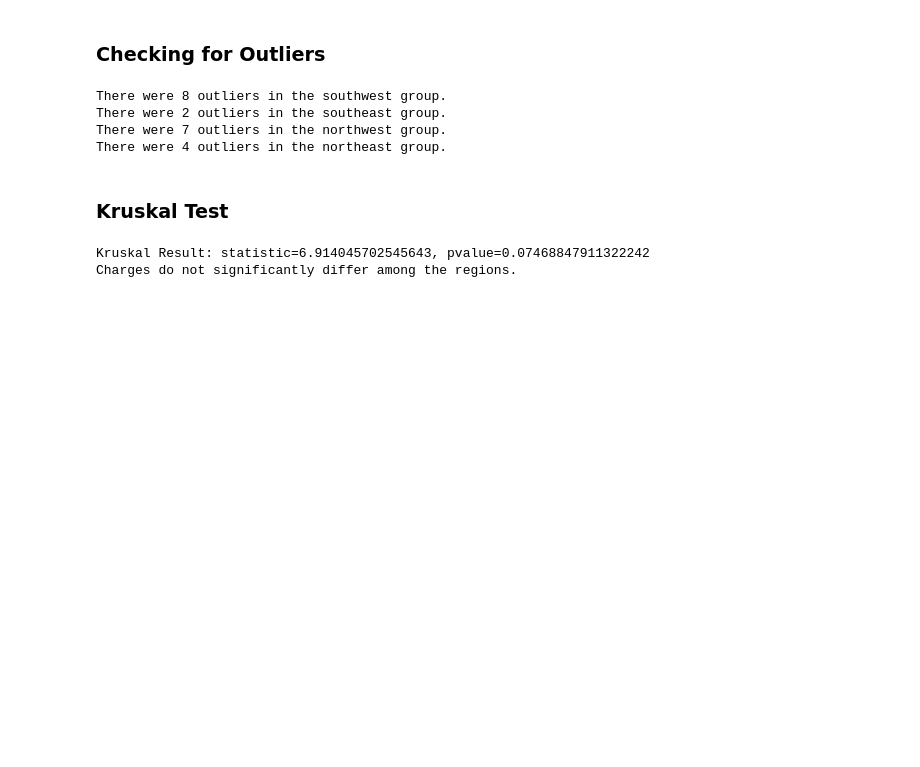
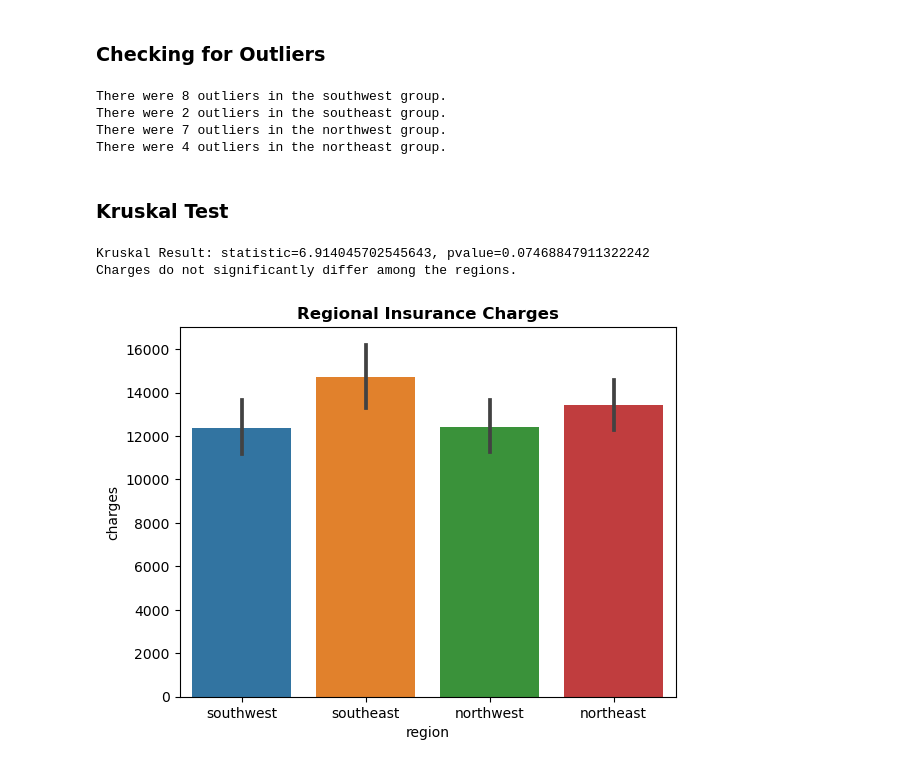
Before and after one commit to eckoecho/Hypothesis-Testing-with-Insurance-Data, a Jupyter notebook: Hypothesis Testing with Insurance Data.ipynb, the cells around one changed output. Saved outputs shown, nothing was run; the diff lists cells and outputs as text; code cells hidden in the pictures; blank space fills up the shorter version.

```diff
--- a/Hypothesis Testing with Insurance Data.ipynb
+++ b/Hypothesis Testing with Insurance Data.ipynb
@@ -304,3 +359,10 @@ print("Charges do not significantly differ among the regions.")
 # %% [output]
 Kruskal Result: statistic=6.914045702545643, pvalue=0.07468847911322242
 Charges do not significantly differ among the regions.
+# %%
+#plotting charges vs regions
+fig, ax = plt.subplots()
+sns.barplot(df, x=df["region"], y=df["charges"])
+ax.set_title("Regional Insurance Charges", weight="bold");
+# %% [output]
+[figure, added]
```
Also changed, not shown: parts of 6 cells of this notebook.
